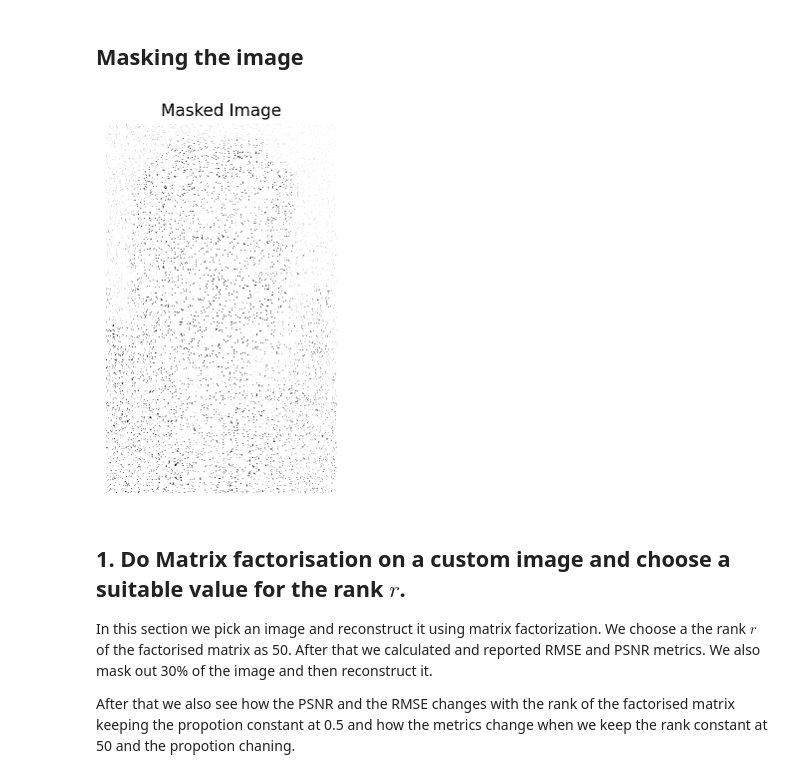
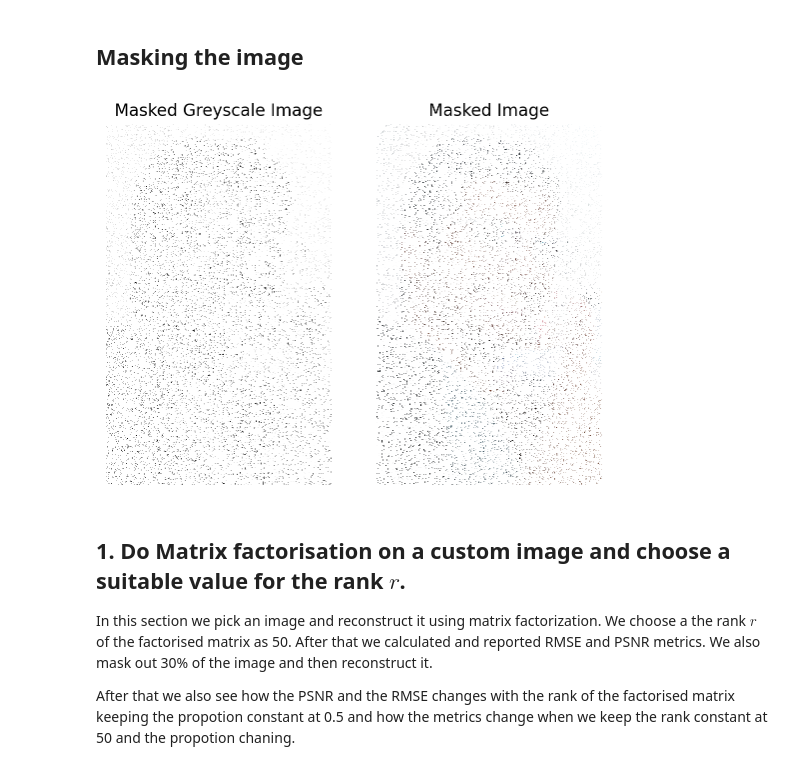
Before and after one commit to Karan-Gandhi/ES335-Assignment-2, a Jupyter notebook: task4.ipynb, the cells around one changed output. Cells and saved outputs as stored; diff of their text form; code cells hidden in the pictures.

```diff
--- a/task4.ipynb
+++ b/task4.ipynb
@@ -77,12 +88,17 @@ shape of Cropped image: torch.Size([800, 500])
 # %% [markdown]
 ## Masking the image
-# %%
-masked_img = mask_image(crop, 0.5)
-masked_img[1].sum()
-plt.title("Masked Image")
-display_image(masked_img[0])
-# %% [output]
-[figure, removed]
+# %%
+masked_greyscale_img, _= mask_image(greyscale, 0.5)
+masked_img, _= mask_image(img, 0.5, colour=True)
+
+plt.subplot(1, 2, 1)
+plt.title("Masked Greyscale Image")
+display_image(masked_greyscale_img)
+plt.subplot(1, 2, 2)
+plt.title("Masked Image")
+display_image(masked_img.permute(1, 2, 0) / 255, gray=False)
+# %% [output]
+[figure, added]
 # %% [markdown]
 ## 1. Do Matrix factorisation on a custom image and choose a suitable value for the rank $r$.
 
```
Also changed, not shown: parts of 15 cells of this notebook.
